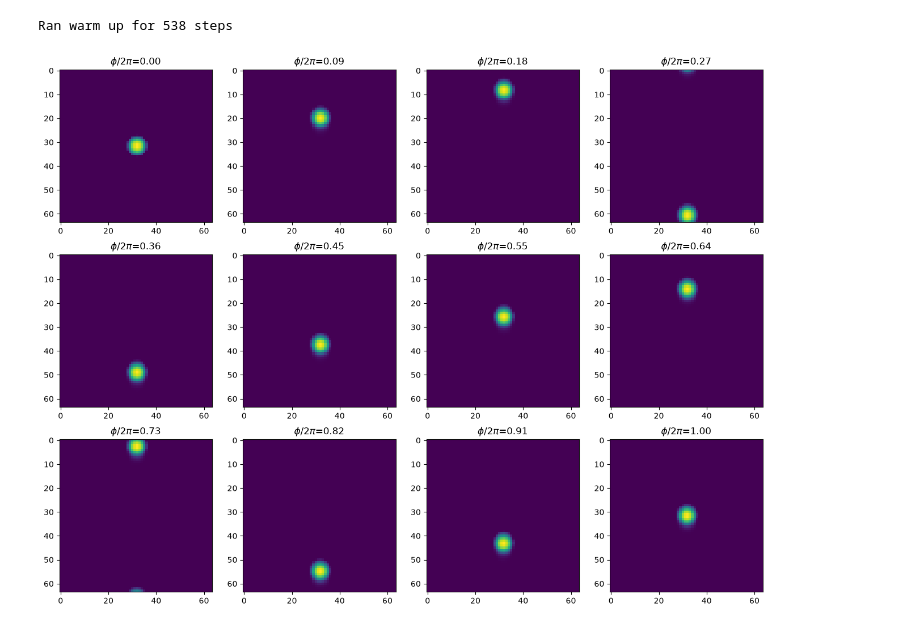
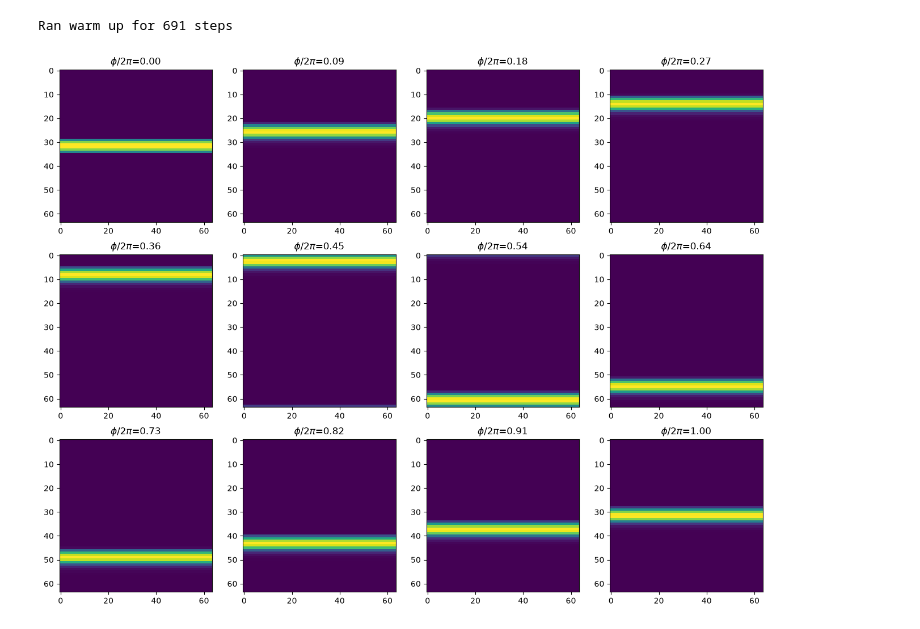
Before and after one commit to siaulich/grid-cells, a Jupyter notebook: notebooks/bat_flight_single_bump.ipynb, the cells around one changed output. Cells and saved outputs as stored; diff of their text form; code cells hidden in the pictures.

```diff
--- a/notebooks/bat_flight_single_bump.ipynb
+++ b/notebooks/bat_flight_single_bump.ipynb
@@ -10,37 +10,37 @@ PLOTS_DIR = "../plots"
 # %%
 ## Simulation parameters:
 n_min_plots = 10
 dt = 0.5e-3
 n = 64
 
-net = ToroidZhang1996(
-    n=n, dt=dt, periodicity=18, revolutions=(2, 0), use_single_bump=True
+net = HeadDirection(
+    n=n, dt=dt, revolutions=(1, 1), use_single_bump=True, size=(2,0)
 )
 net.s[n // 2, n // 2] = 10
 net.warm_up()
 ncols = np.int64(np.ceil(np.sqrt(n_min_plots)))
 nrows = np.int64(np.ceil(n_min_plots / ncols))
 n_plots = nrows * ncols
 fig, ax = plt.subplots(nrows, ncols, figsize=(4 * ncols, 4 * nrows))
 ax = ax.flatten()
 phi = 0
-omega = 5
+omega = 10
 n_steps = int((2 * np.pi) / omega / dt)
 records = np.linspace(0, n_steps - 1, n_plots, dtype=int)
 plot_counter = 0
 time = 0
 
 
 for step_iter in range(n_steps):
     if step_iter == records[plot_counter]:
         ax[plot_counter].imshow(net.s)
         ax[plot_counter].set_title(f"$\\phi/2\\pi$={phi/(2*np.pi):.2f}")
         plot_counter += 1
 
-    net.step(omega, omega)
+    net.step(omega, 0)
     phi += omega * dt
     time += dt
 # %% [output]
-Ran warm up for 538 steps
+Ran warm up for 691 steps
-[figure, old version]
+[figure, new version]
 # %%
```
Also changed, not shown: parts of 3 cells of this notebook, 11 other files.
